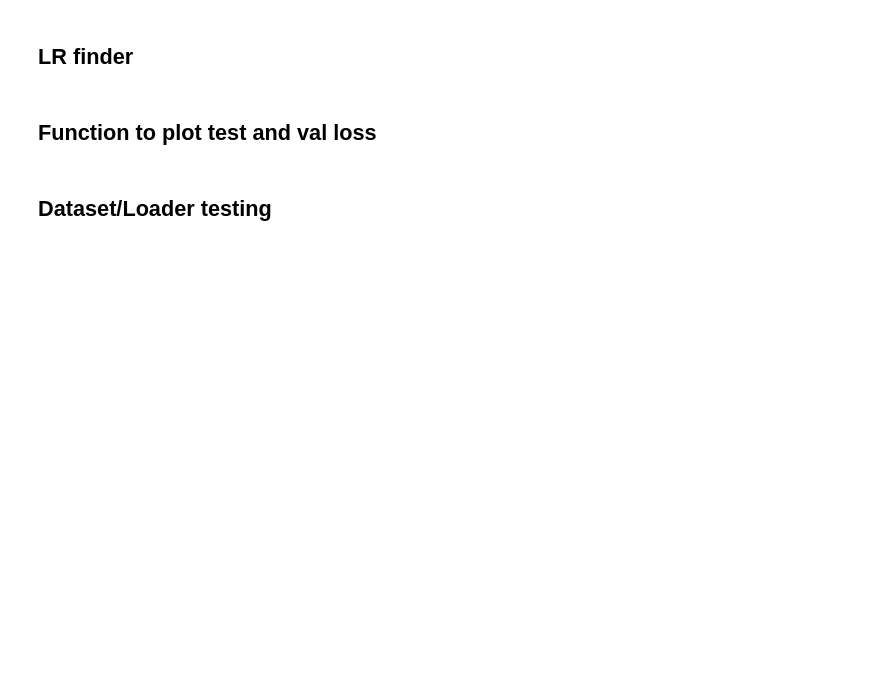
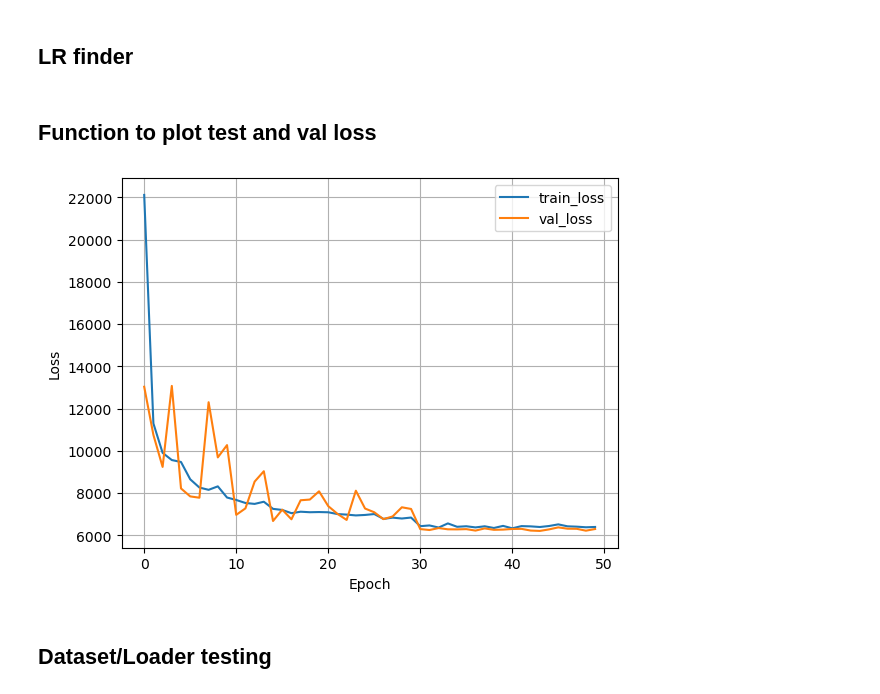
Before and after one commit to klusertim/heronWorkspace, a Jupyter notebook: playAround.ipynb, the cells around one changed output. Cells and saved outputs as stored; diff of their text form; code cells hidden in the pictures; blank space fills up the shorter version.

```diff
--- a/playAround.ipynb
+++ b/playAround.ipynb
@@ -44,29 +60,31 @@ print(lr_finder.suggestion())
 # %%
 ### Plot
 
-metrics = pd.read_csv(f"/data/tim/heronWorkspace/logs/basicMLPV1/version_0/metrics.csv")
+metrics = pd.read_csv(f"/data/tim/heronWorkspace/logs/CAEV1/version_0/metrics.csv")
 
 aggreg_metrics = []
 agg_col = "epoch"
 for i, dfg in metrics.groupby(agg_col):
     agg = dict(dfg.mean())
     agg[agg_col] = i
     aggreg_metrics.append(agg)
 
 df_metrics = pd.DataFrame(aggreg_metrics)
 df_metrics[["train_loss", "val_loss"]].plot(
     grid=True, legend=True, xlabel="Epoch", ylabel="Loss"
 )
 
-plt.savefig("loss_over_epochs.jpg")
+plt.savefig("loss_plt.jpg")
 
 # df_metrics[["train_acc", "val_acc"]].plot(
 #     grid=True, legend=True, xlabel="Epoch", ylabel="ACC"
 # )
 
 # plt.savefig("suggest_acc.pdf")
 
 plt.show()
+# %% [output]
+[figure, added]
 # %% [markdown]
 ## Dataset/Loader testing
 # %%
```
Also changed, not shown: parts of 5 cells of this notebook, 3 other files.
